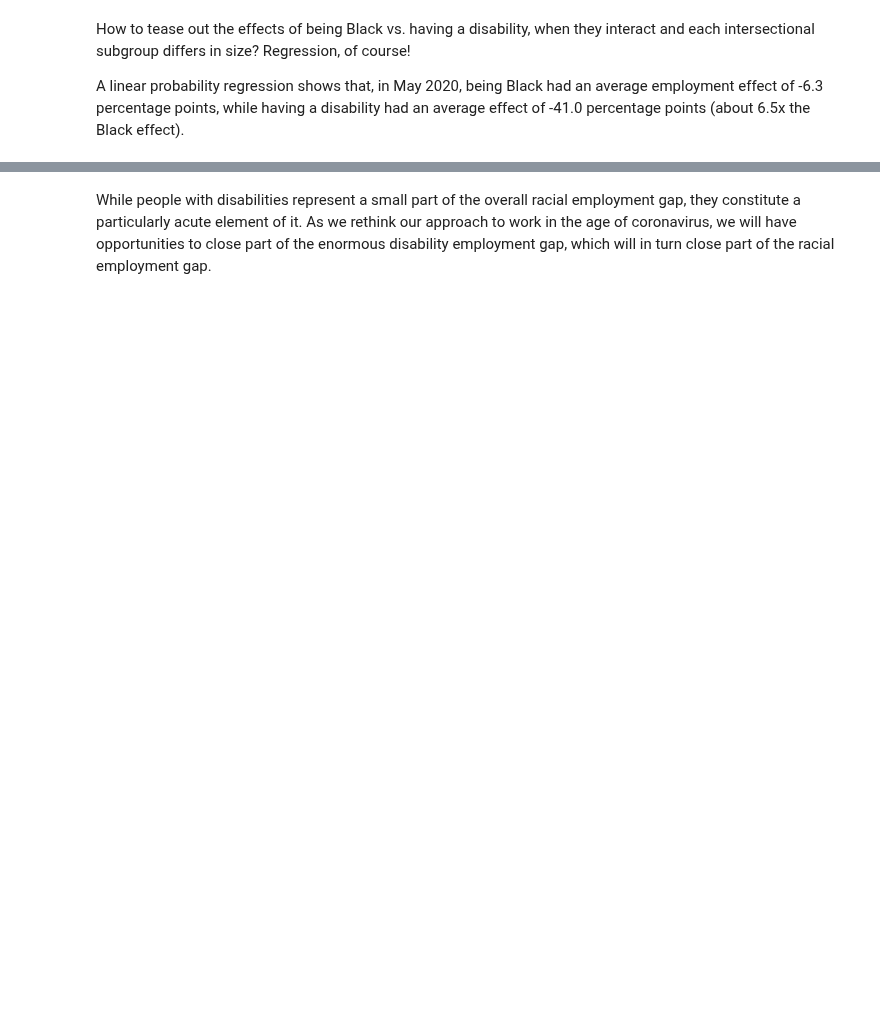
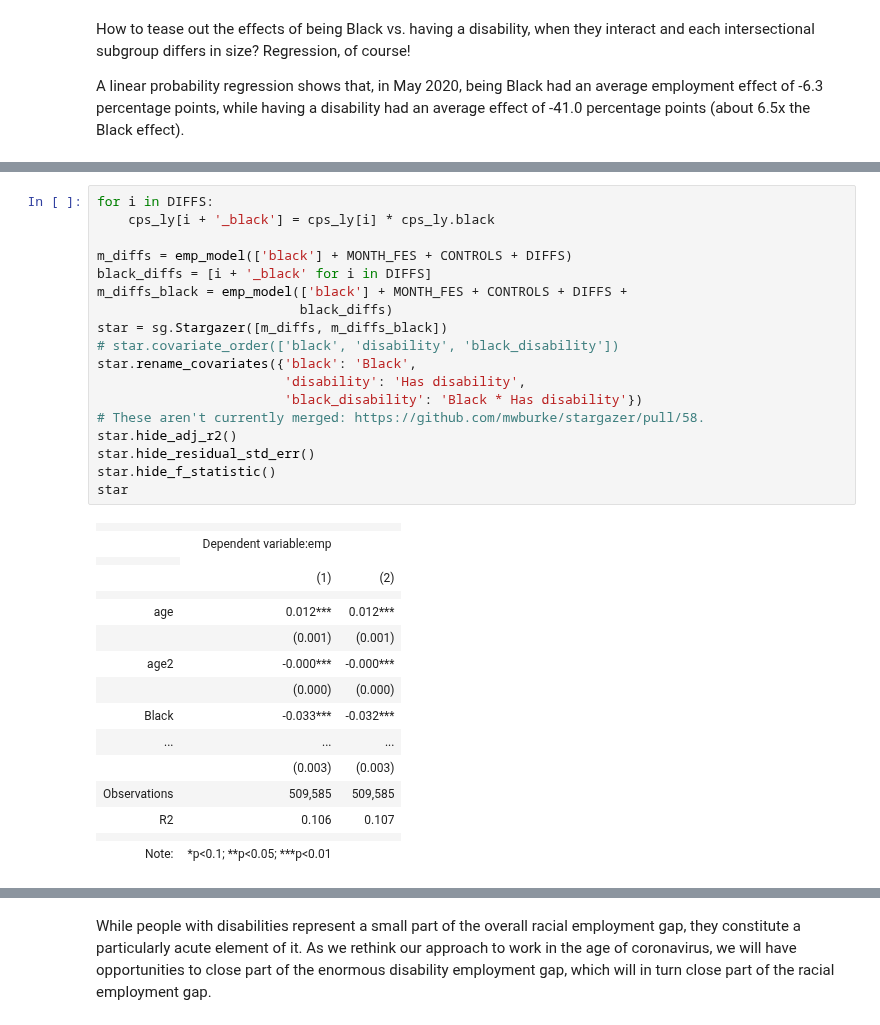
Before and after one commit to MaxGhenis/maxghenis.com, a Jupyter notebook: jupyterbook/blog/20200625/black_disability_employment.ipynb, the cells around one changed output, grey strips where cells are left out. Saved outputs shown, nothing was run; the diff lists cells and outputs as text; blank space fills up the shorter version.

```diff
--- a/jupyterbook/blog/20200625/black_disability_employment.ipynb
+++ b/jupyterbook/blog/20200625/black_disability_employment.ipynb
@@ -204,0 +345,35 @@ while having a disability had an average effect of -41.0 percentage points (abou
+# %%
+for i in DIFFS:
+    cps_ly[i + '_black'] = cps_ly[i] * cps_ly.black
+
+m_diffs = emp_model(['black'] + MONTH_FES + CONTROLS + DIFFS)
+black_diffs = [i + '_black' for i in DIFFS]
+m_diffs_black = emp_model(['black'] + MONTH_FES + CONTROLS + DIFFS +
+                          black_diffs)
+star = sg.Stargazer([m_diffs, m_diffs_black])
+# star.covariate_order(['black', 'disability', 'black_disability'])
+star.rename_covariates({'black': 'Black',
+                        'disability': 'Has disability',
+                        'black_disability': 'Black * Has disability'})
+# These aren't currently merged: https://github.com/mwburke/stargazer/pull/58.
+star.hide_adj_r2()
+star.hide_residual_std_err()
+star.hide_f_statistic()
+star
+# %% [output]
+|  |  |  |
+|  | Dependent variable:emp |  |
+|  |
+|  | (1) | (2) |
+|  |  |  |
+| age | 0.012*** | 0.012*** |
+|  | (0.001) | (0.001) |
+| age2 | -0.000*** | -0.000*** |
+|  | (0.000) | (0.000) |
+| Black | -0.033*** | -0.032*** |
+| ... | ... | ... |
+|  | (0.003) | (0.003) |  |  |  |
+| Observations | 509,585 | 509,585 |
+| R2 | 0.106 | 0.107 |
+|  |  |  |
+| Note: | *p<0.1; **p<0.05; ***p<0.01 |  |
```
Also changed, not shown: parts of 11 cells of this notebook.
